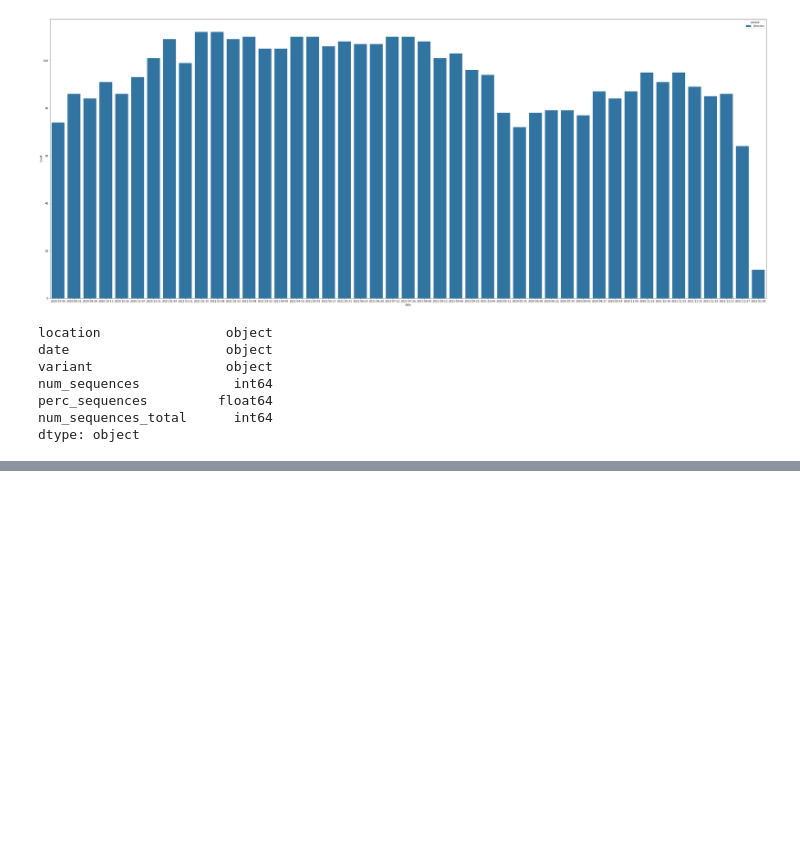
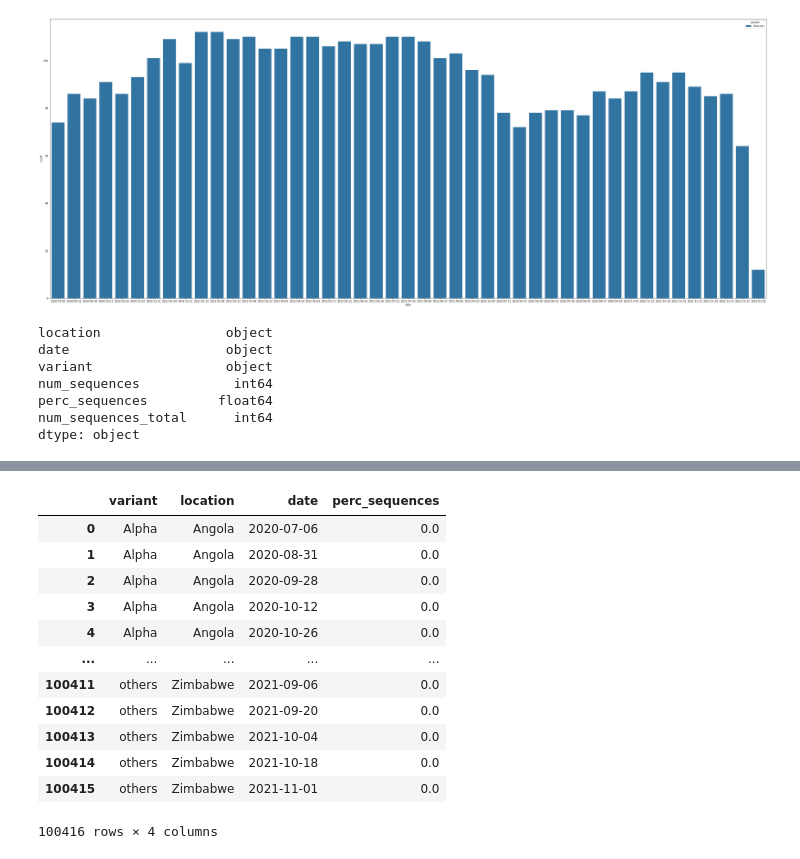
Before and after one commit to venky-347/covid_variant_analysis, a Jupyter notebook: covid_analysis.ipynb, the cells around one changed output, grey strips where cells are left out. Saved outputs shown, nothing was run; the diff lists cells and outputs as text; code cells hidden in the pictures; blank space fills up the shorter version.

```diff
--- a/covid_analysis.ipynb
+++ b/covid_analysis.ipynb
@@ -274,0 +309,16 @@ pp_df.plot(kind="bar",x="variant",figsize=(30,15))
+# %%
+df.groupby(['variant','location','date'])['perc_sequences'].max().reset_index()
+# %% [output]
+|  | variant | location | date | perc_sequences |
+| 0 | Alpha | Angola | 2020-07-06 | 0.0 |
+| 1 | Alpha | Angola | 2020-08-31 | 0.0 |
+| 2 | Alpha | Angola | 2020-09-28 | 0.0 |
+| 3 | Alpha | Angola | 2020-10-12 | 0.0 |
+| 4 | Alpha | Angola | 2020-10-26 | 0.0 |
+| ... | ... | ... | ... | ... |
+| 100411 | others | Zimbabwe | 2021-09-06 | 0.0 |
+| 100412 | others | Zimbabwe | 2021-09-20 | 0.0 |
+| 100413 | others | Zimbabwe | 2021-10-04 | 0.0 |
+| 100414 | others | Zimbabwe | 2021-10-18 | 0.0 |
+| 100415 | others | Zimbabwe | 2021-11-01 | 0.0 |
+100416 rows × 4 columns
```
Also changed, not shown: parts of 6 cells of this notebook.
